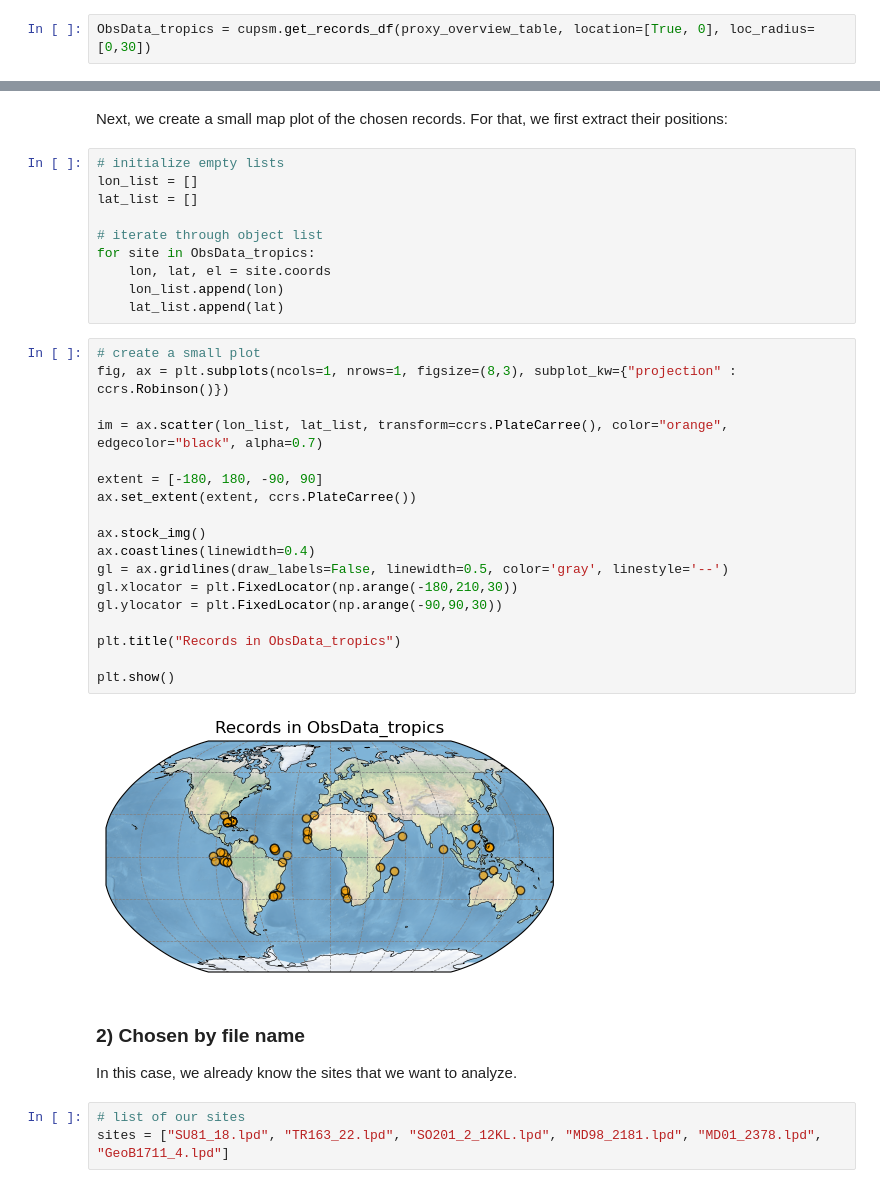
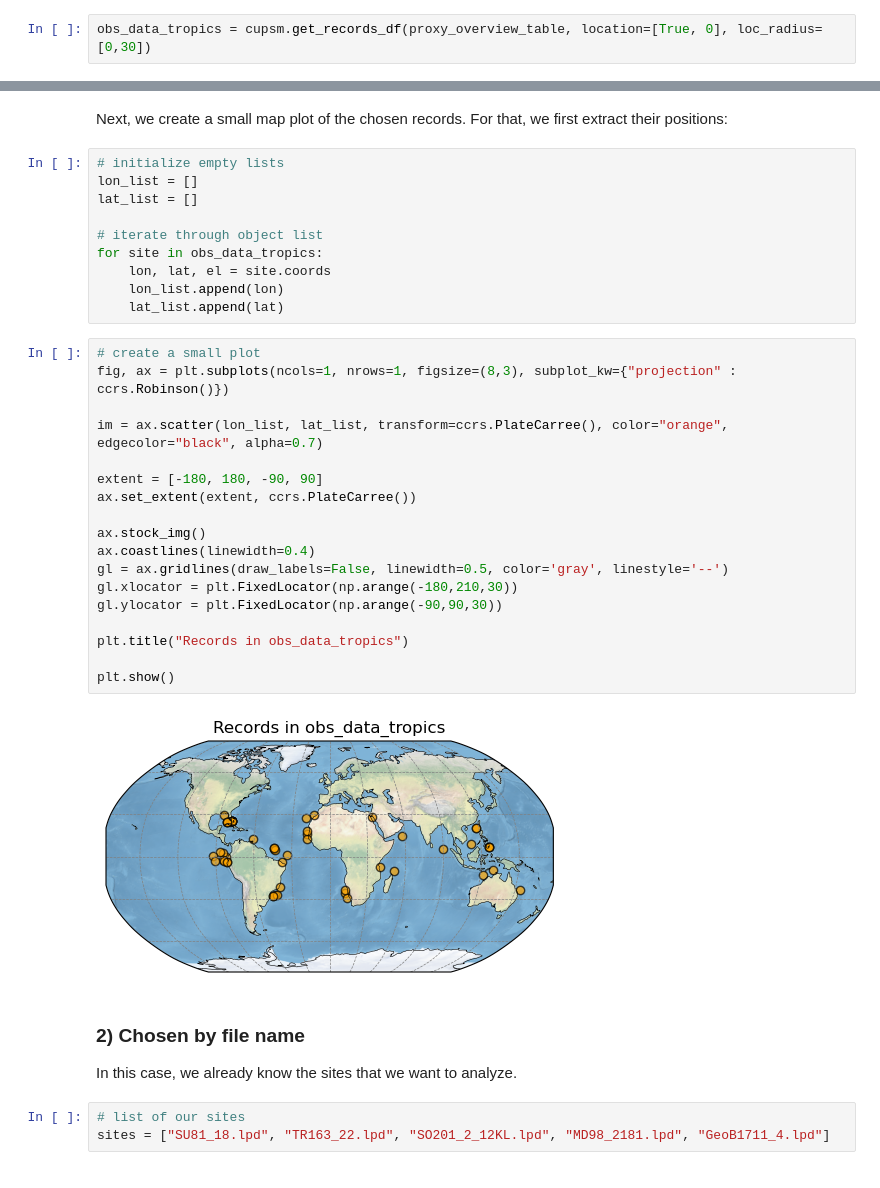
Before and after one commit to paleovar/cupsm, a Jupyter notebook: tutorials/Tutorial1-Getting_started.ipynb, the cells around one changed output, grey strips where cells are left out. Saved outputs shown, nothing was run; the diff lists cells and outputs as text.

```diff
--- a/tutorials/Tutorial1-Getting_started.ipynb
+++ b/tutorials/Tutorial1-Getting_started.ipynb
@@ -70,7 +66,7 @@ Type `?cupsm.get_records_df` for more information on available arguments.
 ### 1) Chosen by location
 Let's assume we want to use all proxy records which are in the tropical latitudes (30°S-30°N). This can be done with the `location` and `loc_radius` keyword arguments.
 # %%
-ObsData_tropics = cupsm.get_records_df(proxy_overview_table, location=[True, 0], loc_radius=[0,30])
+obs_data_tropics = cupsm.get_records_df(proxy_overview_table, location=[True, 0], loc_radius=[0,30])
 # %% [output]
 I return a list with 54 record objects at [True, 0] +/- [0, 30].
 # %% [markdown]
@@ -158,34 +154,34 @@ lon_list = []
 lat_list = []
 
 # iterate through object list
-for site in ObsData_tropics:
+for site in obs_data_tropics:
     lon, lat, el = site.coords
     lon_list.append(lon)
     lat_list.append(lat)
 # %%
 # create a small plot
 fig, ax = plt.subplots(ncols=1, nrows=1, figsize=(8,3), subplot_kw={"projection" : ccrs.Robinson()})
 
 im = ax.scatter(lon_list, lat_list, transform=ccrs.PlateCarree(), color="orange", edgecolor="black", alpha=0.7)
 
 extent = [-180, 180, -90, 90]
 ax.set_extent(extent, ccrs.PlateCarree())
 
 ax.stock_img()
 ax.coastlines(linewidth=0.4)
 gl = ax.gridlines(draw_labels=False, linewidth=0.5, color='gray', linestyle='--')
 gl.xlocator = plt.FixedLocator(np.arange(-180,210,30))
 gl.ylocator = plt.FixedLocator(np.arange(-90,90,30))
 
-plt.title("Records in ObsData_tropics")
+plt.title("Records in obs_data_tropics")
 
 plt.show()
 # %% [output]
-[figure, old version]
+[figure, new version]
 # %% [markdown]
 ### 2) Chosen by file name
 In this case, we already know the sites that we want to analyze.
 # %%
 # list of our sites
-sites = ["SU81_18.lpd", "TR163_22.lpd", "SO201_2_12KL.lpd", "MD98_2181.lpd", "MD01_2378.lpd", "GeoB1711_4.lpd"]
+sites = ["SU81_18.lpd", "TR163_22.lpd", "SO201_2_12KL.lpd", "MD98_2181.lpd", "GeoB1711_4.lpd"]
 # %%
```
Also changed, not shown: parts of 8 cells of this notebook, 8 other files.
